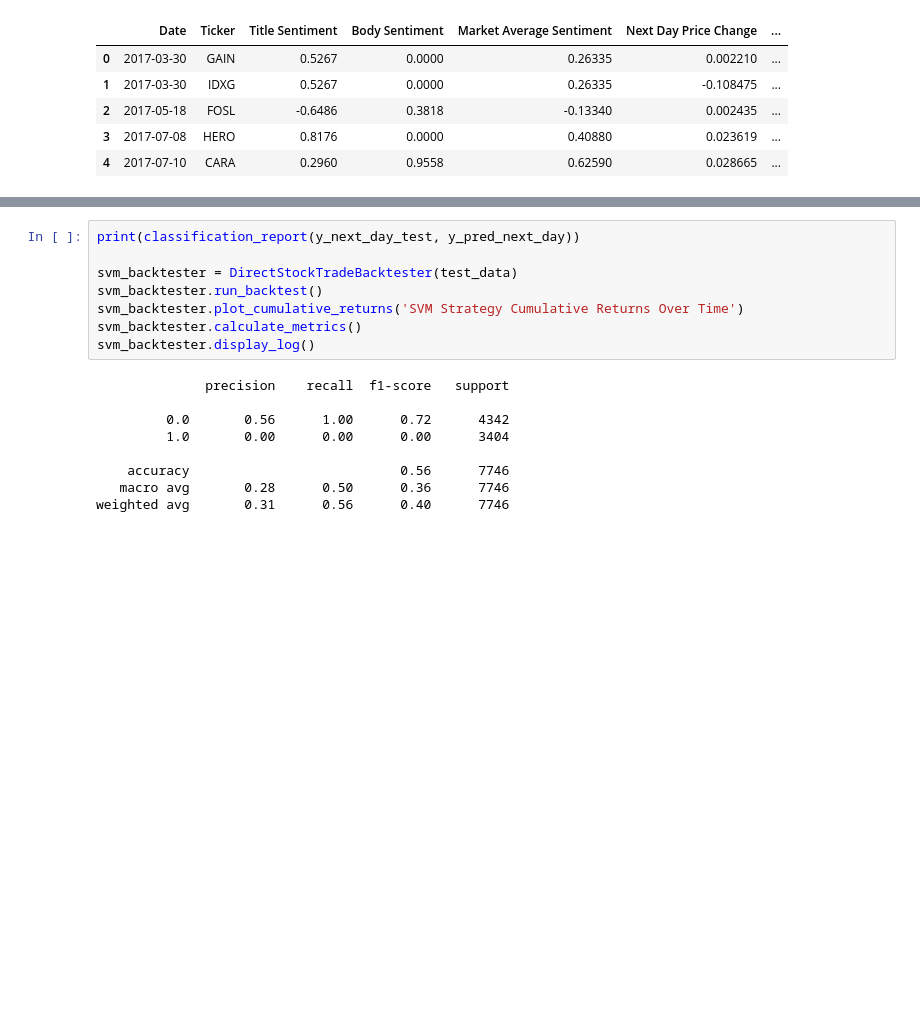
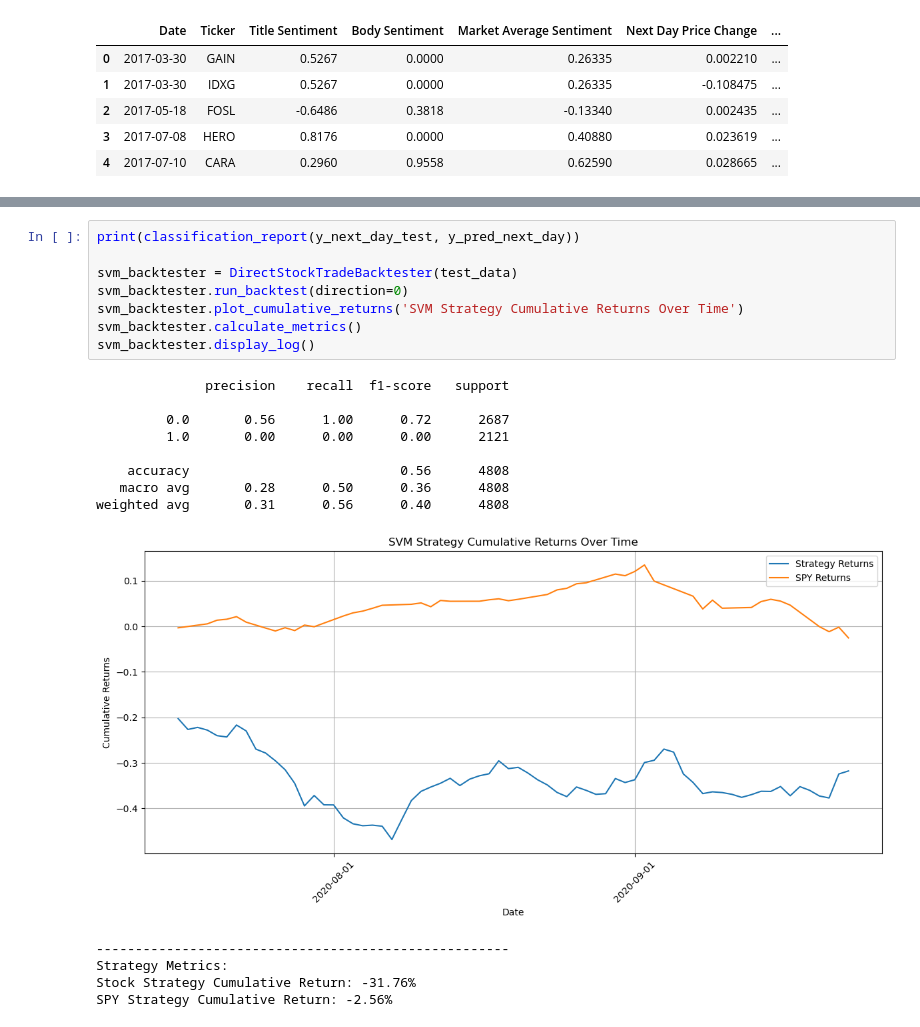
Before and after one commit to dz4021/6740-Group-Project---Alpha-Group, a Jupyter notebook: sentiment(2).ipynb, the cells around one changed output, grey strips where cells are left out. Cells and saved outputs as stored; diff of their text form; blank space fills up the shorter version.

```diff
--- a/sentiment(2).ipynb
+++ b/sentiment(2).ipynb
@@ -903,17 +919,22 @@ display(test_data)
 # %%
 print(classification_report(y_next_day_test, y_pred_next_day))
 
 svm_backtester = DirectStockTradeBacktester(test_data)
-svm_backtester.run_backtest()
+svm_backtester.run_backtest(direction=0)
 svm_backtester.plot_cumulative_returns('SVM Strategy Cumulative Returns Over Time')
 svm_backtester.calculate_metrics()
 svm_backtester.display_log()
 # %% [output]
               precision    recall  f1-score   support
 
-         0.0       0.56      1.00      0.72      4342
-         1.0       0.00      0.00      0.00      3404
+         0.0       0.56      1.00      0.72      2687
+         1.0       0.00      0.00      0.00      2121
 
-    accuracy                           0.56      7746
-   macro avg       0.28      0.50      0.36      7746
-weighted avg       0.31      0.56      0.40      7746
+    accuracy                           0.56      4808
+   macro avg       0.28      0.50      0.36      4808
+weighted avg       0.31      0.56      0.40      4808
+[figure, added]
+-----------------------------------------------------
+Strategy Metrics:
+Stock Strategy Cumulative Return: -31.76%
+SPY Strategy Cumulative Return: -2.56%
```
Also changed, not shown: parts of 1 cell of this notebook.
